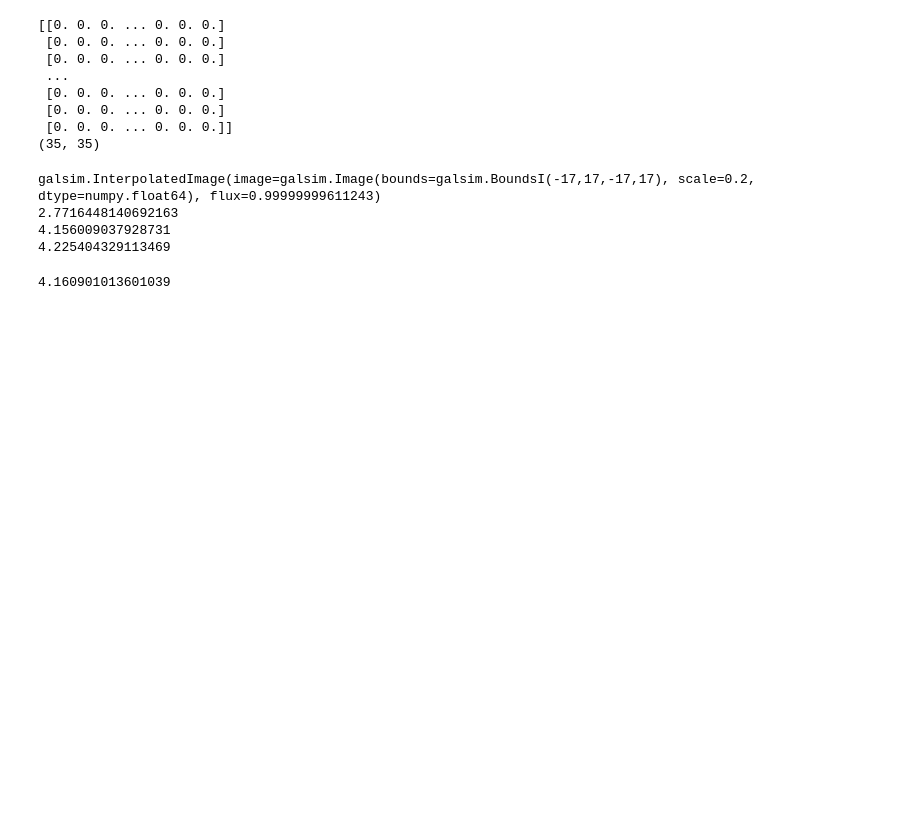
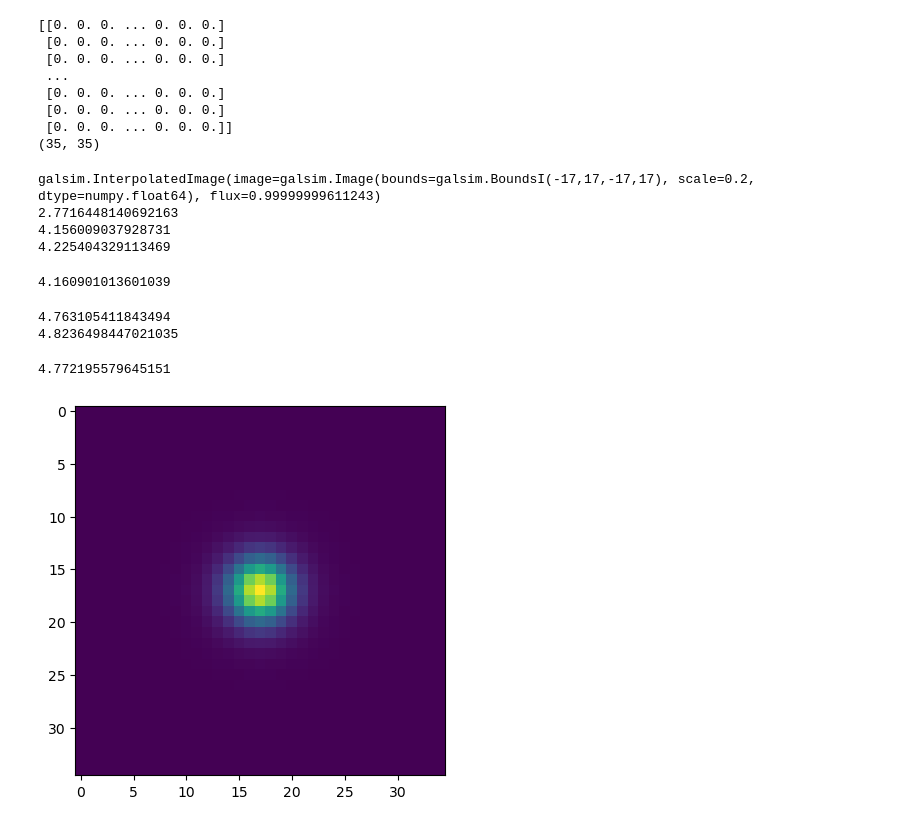
Before and after one commit to philipladuca24/LSST-SimCatVal, a Jupyter notebook: LSST-SimCatVal/testing_psf.ipynb, the cells around one changed output. Drawn from its saved outputs; the diff is of its cells as text; code cells hidden in the pictures; blank space fills up the shorter version.

```diff
--- a/LSST-SimCatVal/testing_psf.ipynb
+++ b/LSST-SimCatVal/testing_psf.ipynb
@@ -131,3 +250,13 @@ epsf = galsim.Convolve(pixel, dpsf)
 print(epsf.calculateFWHM()/0.2)
 # %% [output]
 4.160901013601039
+# %%
+fwhm = 4.763105411843494 * 0.2 #convert pixels to arcsec
+psf = galsim.Kolmogorov(fwhm=fwhm, scale_unit=galsim.arcsec)
+print(psf.calculateFWHM()/0.2)
+pixel = galsim.Pixel(0.2)
+epsf = galsim.Convolve(pixel, psf)
+print(epsf.calculateFWHM()/0.2)
+# %% [output]
+4.763105411843494
+4.8236498447021035
@@ -133,0 +265,12 @@ print(epsf.calculateFWHM()/0.2)
+# %%
+fwhm = 4.763105411843494 *0.2#convert pixels to arcsec
+psf = galsim.Kolmogorov(fwhm=fwhm, scale_unit=galsim.arcsec)
+psf = psf.drawImage(nx=35,ny=35,scale=0.2, method='no_pixel')
+plt.imshow(psf.array)
+psf = galsim.InterpolatedImage(psf, scale=0.2, depixelize=True, normalization='flux', x_interpolant=galsim.Lanczos(5))
+pixel = galsim.Pixel(0.2)
+epsf = galsim.Convolve(pixel, psf)
+print(epsf.calculateFWHM()/0.2)
+# %% [output]
+4.772195579645151
+[figure, added]
```
Also changed, not shown: parts of 4 cells of this notebook, 3 other files.
